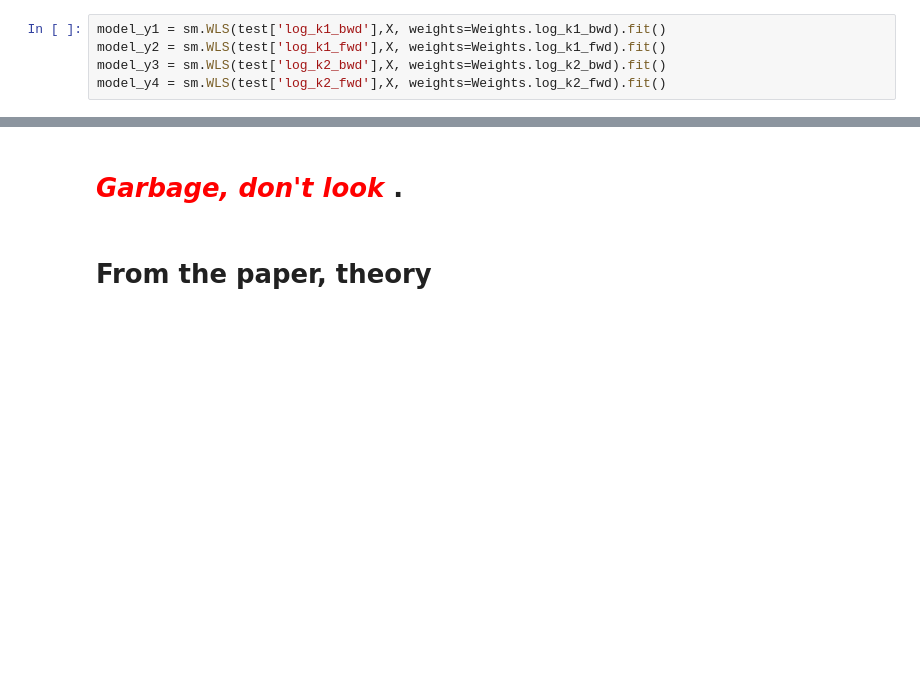
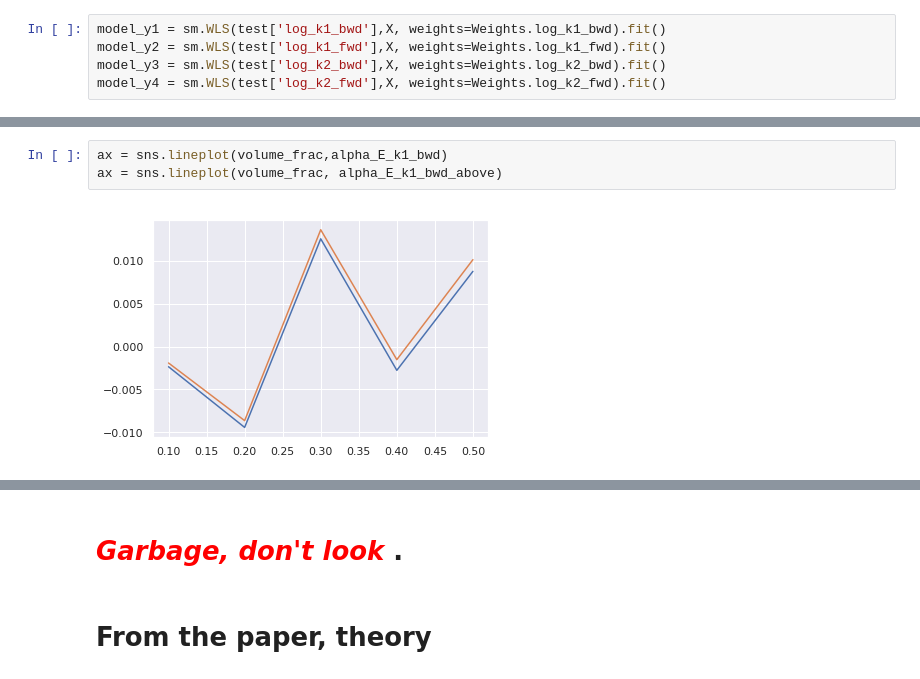
Before and after one commit to WilliamCappelletti/ML_CS433_project2, a Jupyter notebook: src/exploration.ipynb, the cells around one changed output, grey strips where cells are left out. Saved outputs shown, nothing was run; the diff lists cells and outputs as text; blank space fills up the shorter version.

```diff
--- a/src/exploration.ipynb
+++ b/src/exploration.ipynb
@@ -144,0 +141,5 @@ dtype: float64
+# %%
+ax = sns.lineplot(volume_frac,alpha_E_k1_bwd)
+ax = sns.lineplot(volume_frac, alpha_E_k1_bwd_above)
+# %% [output]
+[figure, added]
```
Also changed, not shown: parts of 14 cells of this notebook, 1 other file.
